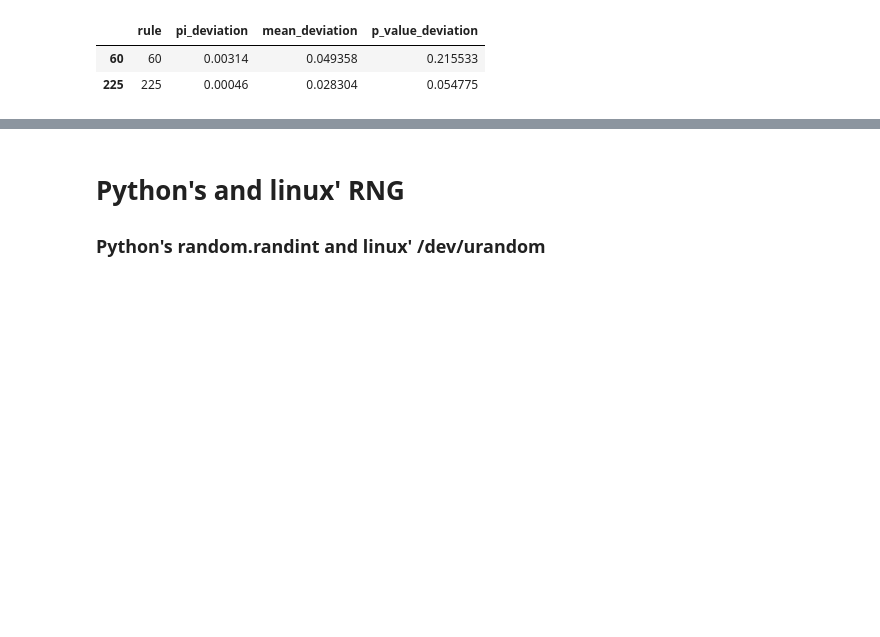
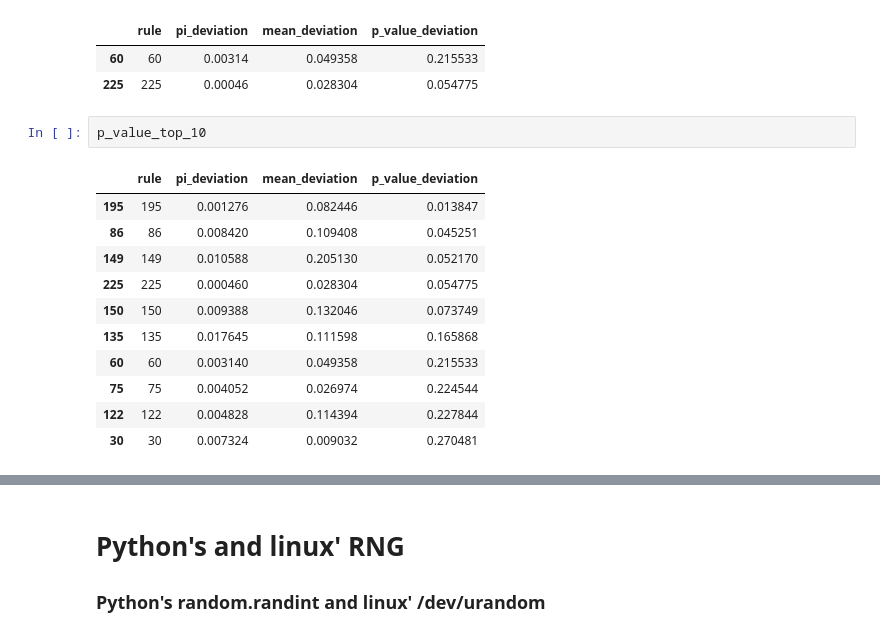
Before and after one commit to sunsistemo/mozzacella-automato-salad, a Jupyter notebook: results-two-colors.ipynb, the cells around one changed output, grey strips where cells are left out. Cells and saved outputs as stored; diff of their text form; blank space fills up the shorter version.

```diff
--- a/results-two-colors.ipynb
+++ b/results-two-colors.ipynb
@@ -171,3 +193,17 @@ selection[selection.rule.isin(set(p_value_top_10.rule.values) & set(mean_top_10.
 |  | rule | pi_deviation | mean_deviation | p_value_deviation |
 | 60 | 60 | 0.00314 | 0.049358 | 0.215533 |
 | 225 | 225 | 0.00046 | 0.028304 | 0.054775 |
+# %%
+p_value_top_10
+# %% [output]
+|  | rule | pi_deviation | mean_deviation | p_value_deviation |
+| 195 | 195 | 0.001276 | 0.082446 | 0.013847 |
+| 86 | 86 | 0.008420 | 0.109408 | 0.045251 |
+| 149 | 149 | 0.010588 | 0.205130 | 0.052170 |
+| 225 | 225 | 0.000460 | 0.028304 | 0.054775 |
+| 150 | 150 | 0.009388 | 0.132046 | 0.073749 |
+| 135 | 135 | 0.017645 | 0.111598 | 0.165868 |
+| 60 | 60 | 0.003140 | 0.049358 | 0.215533 |
+| 75 | 75 | 0.004052 | 0.026974 | 0.224544 |
+| 122 | 122 | 0.004828 | 0.114394 | 0.227844 |
+| 30 | 30 | 0.007324 | 0.009032 | 0.270481 |
```
Also changed, not shown: parts of 4 cells of this notebook, 1 other file.
